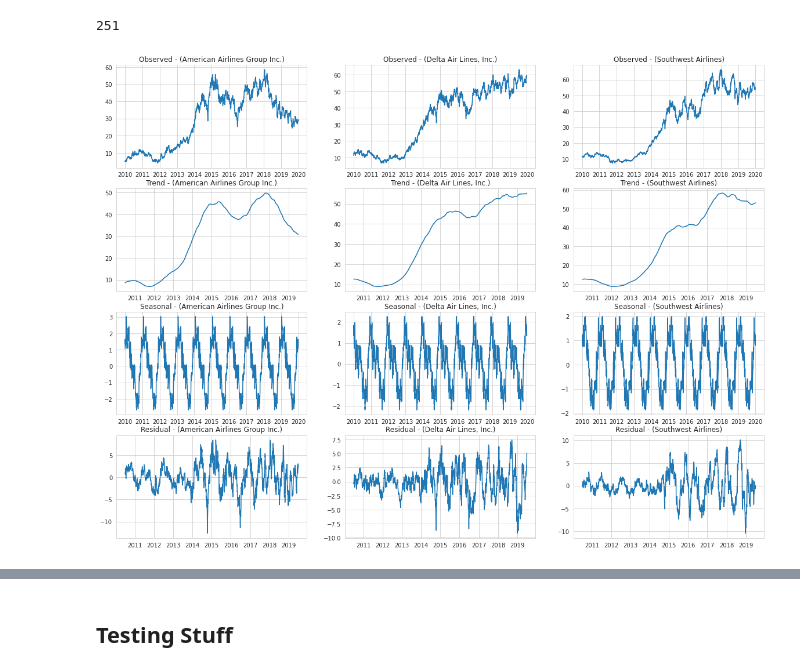
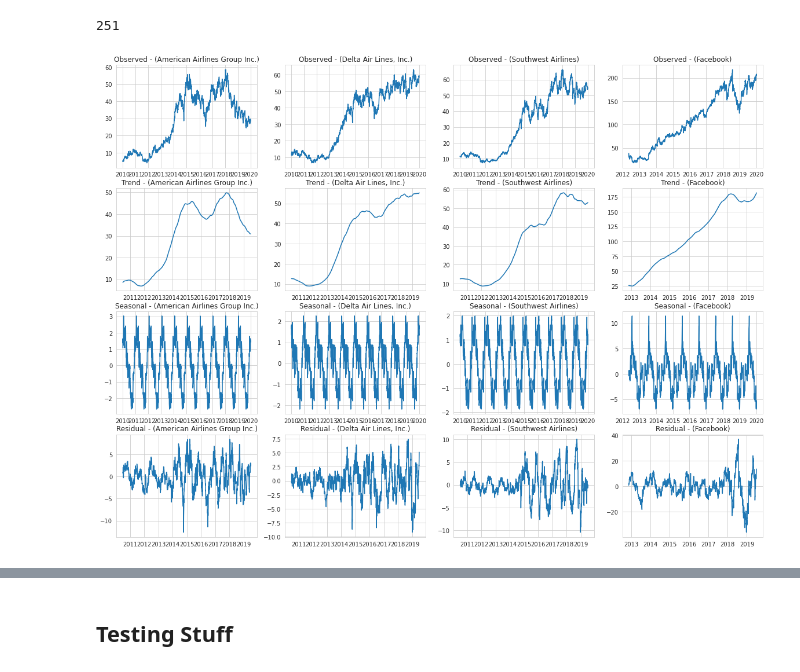
Before and after one commit to YohannesDK/DAT550-Project, a Jupyter notebook: test.ipynb, the cells around one changed output, grey strips where cells are left out. Drawn from its saved outputs; the diff is of its cells as text; code cells hidden in the pictures.

```diff
--- a/test.ipynb
+++ b/test.ipynb
@@ -24,9 +24,9 @@ import calendar
 import requests_cache
 # %%
 # American Airlines Group Inc. (AAL), # Delta Air Lines, Inc. (DAL)
-stock_names = {'AAL': 'American Airlines Group Inc.', 'DAL': 'Delta Air Lines, Inc.', 'LUV': 'Southwest Airlines'}
-airline_stocks = ['AAL', 'DAL', 'LUV']
-AAL, DAL, LUV = None, None, None
+stock_names = {'AAL': 'American Airlines Group Inc.', 'DAL': 'Delta Air Lines, Inc.', 'LUV': 'Southwest Airlines', 'FB': 'Facebook'}
+airline_stocks = ['AAL', 'DAL', 'LUV', 'FB']
+AAL, DAL, LUV, FB = None, None, None, None
 start = dt(2010, 1, 1)
 end = dt(2020, 1, 1)
 # %% [markdown]
@@ -181,7 +181,7 @@ airline_stock_price_per_year(features=['Close'], years=[2015, 2017])
 [figure]
 # %%
 from statsmodels.tsa.seasonal import seasonal_decompose
-def airline_stock_seasonality_and_trends(feature='Open', model='additive', freq='B', period=1, years=[2015, 2016]):
+def airline_stock_seasonality_and_trends_decompose(feature='Open', model='additive', freq='B', period=1, years=[2015, 2016]):
     fig, ax = plt.subplots(4, len(airline_stocks), figsize=(20, 15))
     for i, stock in enumerate(airline_stocks):
         df_stock = globals()[stock]
@@ -210,6 +210,6 @@ period
 # %% [output]
 251
 # %%
-airline_stock_seasonality_and_trends("Close", model="additive", freq="B", period=period, years=years)
+decompose_res = airline_stock_seasonality_and_trends_decompose("Close", model="additive", freq="B", period=period, years=years)
 # %% [output]
-[figure, old version]
+[figure, new version]
```
Also changed, not shown: parts of 12 cells of this notebook, 1 other file.
